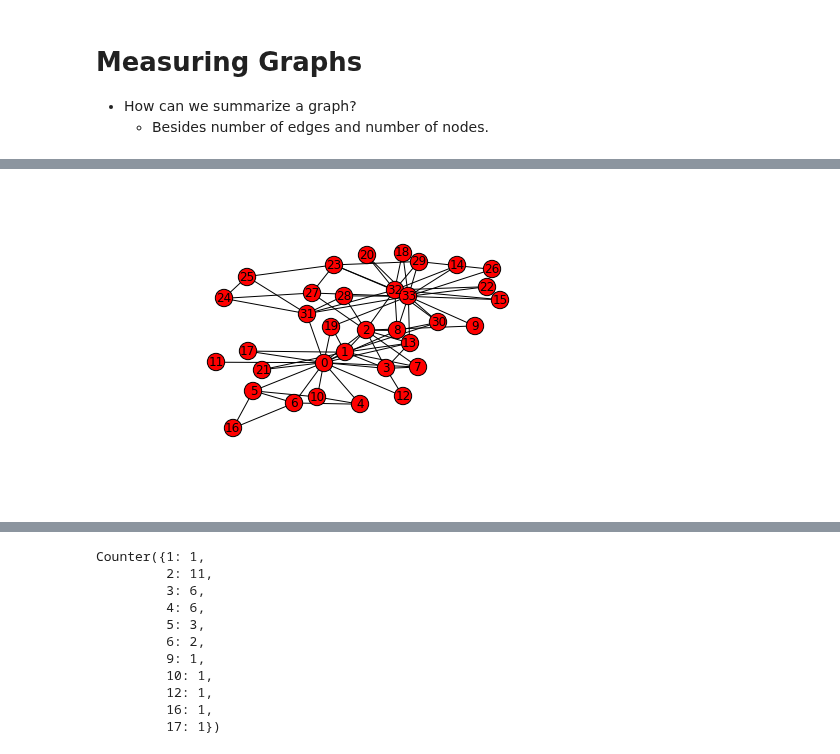
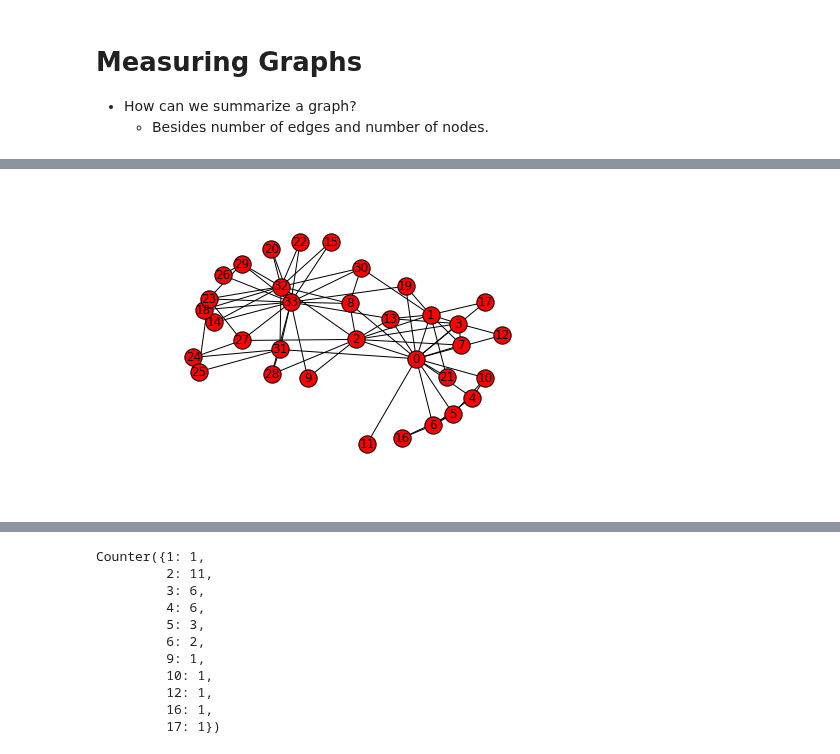
Before and after one commit to iit-cs579/main, a Jupyter notebook: lec/l03/l03.ipynb, the cells around one changed output, grey strips where cells are left out. Drawn from its saved outputs; the diff is of its cells as text; code cells hidden in the pictures.

```diff
--- a/lec/l03/l03.ipynb
+++ b/lec/l03/l03.ipynb
@@ -91,11 +97,11 @@ Luckily, most real-world graphs are extremely sparse.
 # %%
 # See Karate Club network: http://vlado.fmf.uni-lj.si/pub/networks/data/Ucinet/UciData.htm#zachary
 # First, we print the degree for each of the 34 nodes.
 import networkx as nx
 G=nx.karate_club_graph()
-nx.draw_graphviz(G, with_labels=True)
+nx.draw(G, with_labels=True)
 # %% [output]
-[figure, old version]
+[figure, new version]
 # %%
 degrees = nx.degree(G)
 degrees
```
Also changed, not shown: parts of 7 cells of this notebook, 1 other file.
